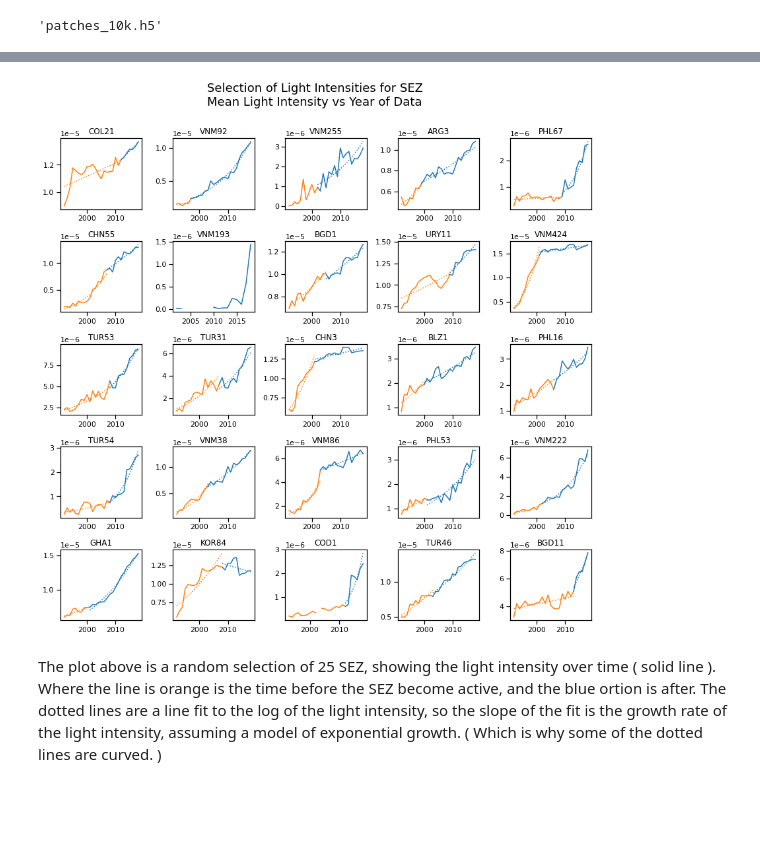
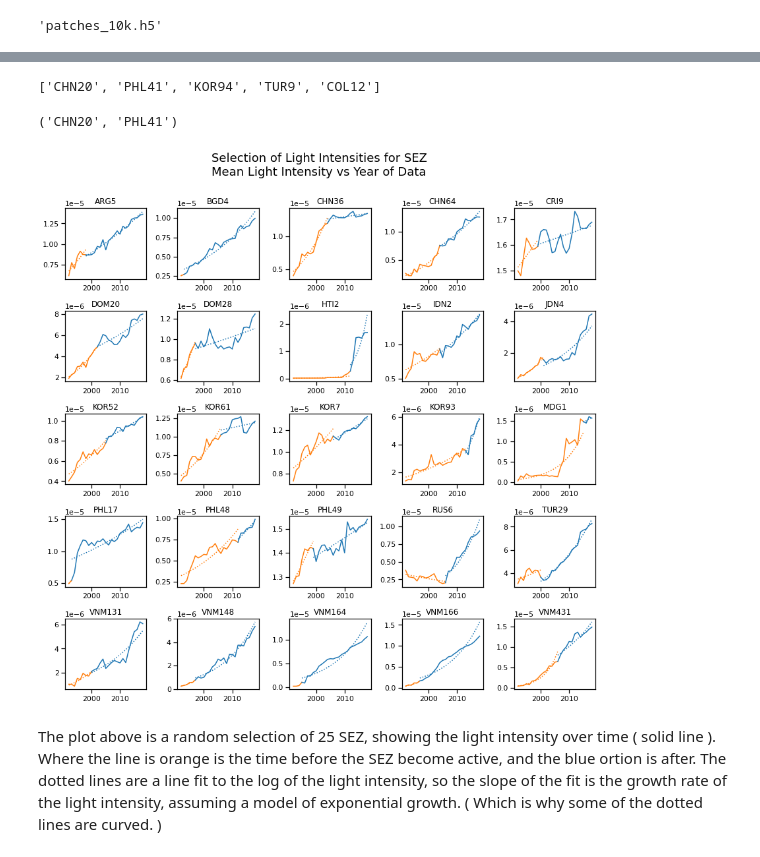
Before and after one commit to sandiegodata-projects/chartercitiesinstitute.org-sez, a Jupyter notebook: notebooks/ericbusboom/02 Circular Patches.ipynb, the cells around one changed output, grey strips where cells are left out. Cells and saved outputs as stored; diff of their text form; code cells hidden in the pictures; blank space fills up the shorter version.

```diff
--- a/notebooks/ericbusboom/02 Circular Patches.ipynb
+++ b/notebooks/ericbusboom/02 Circular Patches.ipynb
@@ -137,7 +137,7 @@ t['mean_light_un'] = (t_/t_.max())
 
 t['mean_light'] = t['mean_light'].replace(0, np.nan)
 
-ml = t[t.op_year > 1996] # so we are certain to have a few years of light data before
+ml = t
 g = ml.groupby('unique_id')
 # %%
 def split_series(df):
@@ -207,41 +216,70 @@ dtype: float64
+# %%
+all_keys = list(g.groups.keys()) # Random selection
+shuffle(all_keys)
+print(all_keys[:5])
+
+next(ki), next(ki)
+# %% [output]
+['CHN20', 'PHL41', 'KOR94', 'TUR9', 'COL12']
+('CHN20', 'PHL41')
 # %%
 from random import choice
 
 def fit_line(x, y=None):
     r, x0 = exp_line_fit(x, y)
     y_ = x0*(r+1)**x
     return y_
 
 
 def plot_sez_ts(df, title=''):
 
     g = df.groupby('unique_id')
 
-    size = int(min(np.floor(np.sqrt(len(g))), 5))
+
+    all_keys = list(g.groups.keys()) # Random selection
+    shuffle(all_keys)
+
+    # Pick a square that is less than the total number of keys,
+    # and also less than 25
+    size = int(min(np.floor(np.sqrt(len(all_keys))), 5))
 
     fig, axes = plt.subplots(size,size, figsize=(12,12))
-    for ax in np.ravel(axes):
 
-        uid = choice(list(g.groups.keys()))
-        ex_series = g.get_group(uid)
-        bf, af = split_series(ex_series)
+    # Preselect the keys so we can sort them for display
+    rand_series = []
+    ki = iter(all_keys)
+
+    for _ in range(size**2):
+        while True: # Skip the ones that are empty
+            try:
+                uid = next(ki)
+                bf, af = split_series(g.get_group(uid))
+                if len(bf) > 0 and len(af) > 0:
+                    rand_series.append([uid, bf, af])
+                    break
+            except StopIteration:
+                break # Number of non empty is less than size
+
+
+    for ax, (uid, bf, af) in zip(np.ravel(axes),sorted(rand_series, key=lambda e: e[0])) :
 
         a1 = ax.plot(bf.year, bf.mean_light, color='tab:orange')
         y_ = fit_line(bf.year, bf.mean_light)
         ax.plot(bf.year, y_, color='tab:orange', linestyle=':')
 
         ax.plot(af.year, af.mean_light, color='tab:blue')
         y_ = fit_line(af.year, af.mean_light)
         ax.plot(af.year, y_, color='tab:blue', linestyle=':')
 
         ax.set_title(uid)
 
     fig.suptitle(f"Selection of Light Intensities for SEZ\nMean Light Intensity vs Year of Data\n{title}", fontsize=18)
     plt.tight_layout()
 
 plot_sez_ts(ml)
+#plot_sez_ts(ml[ml.country=='Uruguay'], title='Uruguay')
 # %% [output]
-[figure, old version]
+[figure, new version]
 # %% [markdown]
 The plot above is a random selection of 25 SEZ, showing the light intensity over time ( solid line ). Where the line is orange is the time before the SEZ become active, and the blue ortion is after. The dotted lines are a line fit to the log of the light intensity, so the slope of the fit is the growth rate of the light intensity, assuming a model of exponential growth. ( Which is why some of the dotted lines are curved. )
 # %%
```
Also changed, not shown: parts of 19 cells of this notebook, 3 other files.
